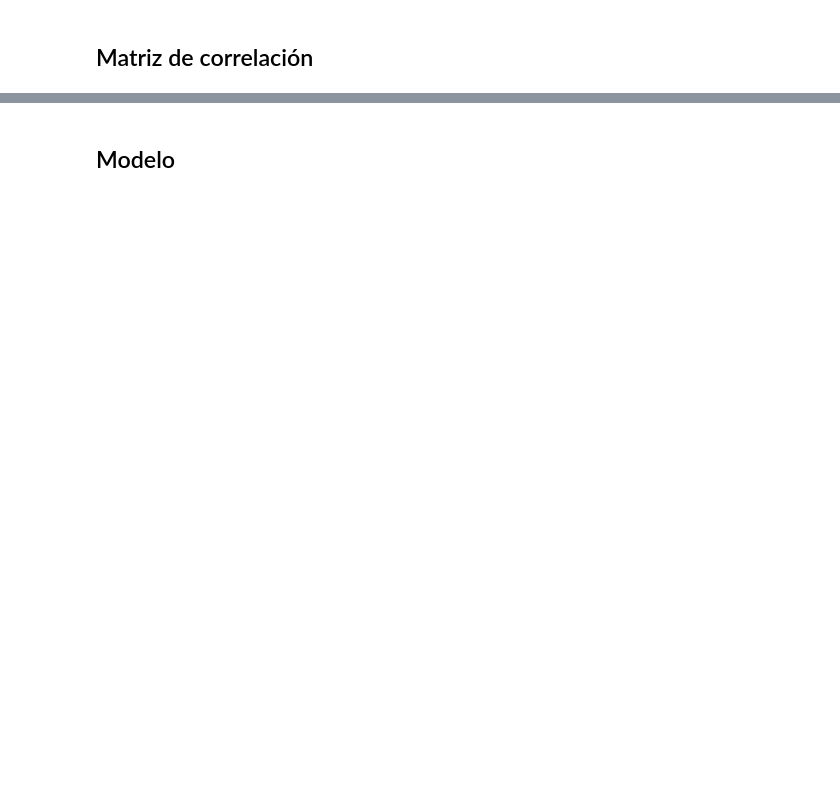
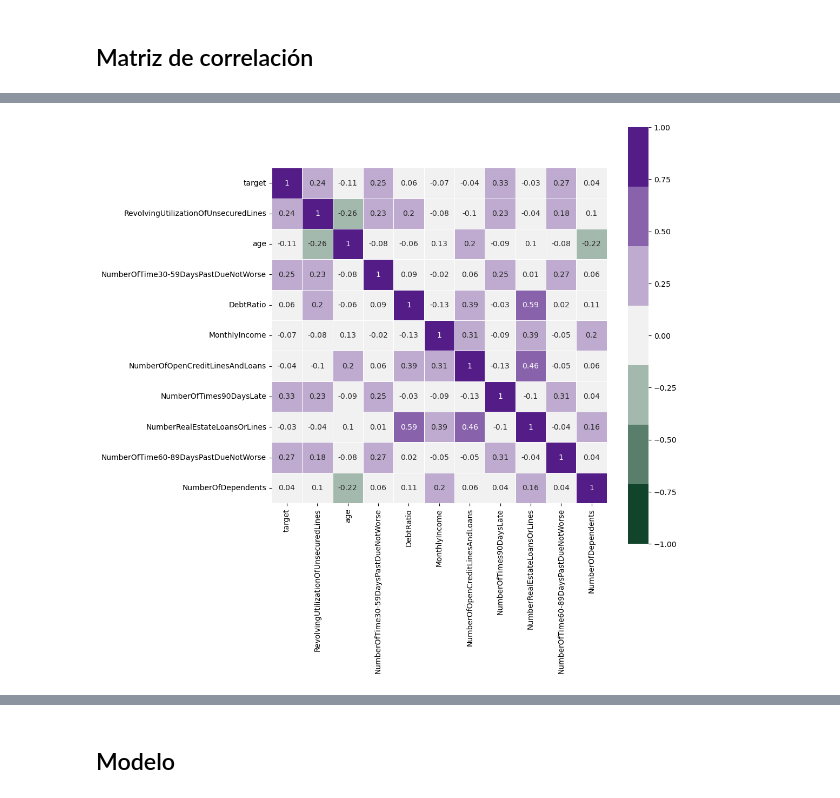
Before and after one commit to rafazamb/DS_PT_PR_SEP22, a Jupyter notebook: 03-Machine_Learning/01-Supervisado/03-Logistic Regression/02-Logistic Regressión (Credit).ipynb, the cells around one changed output, grey strips where cells are left out. Saved outputs shown, nothing was run; the diff lists cells and outputs as text; code cells hidden in the pictures; blank space fills up the shorter version.

```diff
--- a/03-Machine_Learning/01-Supervisado/03-Logistic Regression/02-Logistic Regressión (Credit).ipynb
+++ b/03-Machine_Learning/01-Supervisado/03-Logistic Regression/02-Logistic Regressión (Credit).ipynb
@@ -11,0 +80,6 @@ Vemos que los datos están desbalanceados (hay muchos más ejemplos de la clase
+# %%
+# Nos cargamos missings
+df.dropna(inplace=True)
+# %%
+# Nos cargamos columnas inútiles
+df.drop(['Unnamed: 0'],axis=1, inplace=True)
@@ -12,2 +102,12 @@ Vemos que los datos están desbalanceados (hay muchos más ejemplos de la clase
 # %% [markdown]
 ## Dividimos el dataset
+# %%
+from sklearn.model_selection import train_test_split
+
+X = df.drop(['target'], axis=1)
+y = df['target']
+
+X_train, X_test, y_train, y_test = train_test_split(X, y, test_size=0.2,
+                                                    random_state=42, stratify=y)
+
+y_test.value_counts(normalize=True)
@@ -14,2 +131,5 @@ Vemos que los datos están desbalanceados (hay muchos más ejemplos de la clase
 # %% [markdown]
 ## Matriz de correlación
+# %%
+dftrain = df.loc[X_train.index]
+dftrain
@@ -15,0 +150,12 @@ Vemos que los datos están desbalanceados (hay muchos más ejemplos de la clase
+# %%
+plt.figure(figsize=(10,10))
+sns.heatmap(np.round(dftrain.corr(method='spearman'),2),
+            vmin=-1,
+            vmax=1,
+            annot=True,
+            cmap=sns.diverging_palette(145,280,s=85,l=25,n=7),
+            square=True,
+            linewidths=0.5
+           );
+# %% [output]
+[figure, added]
```
Also changed, not shown: parts of 44 cells of this notebook.
